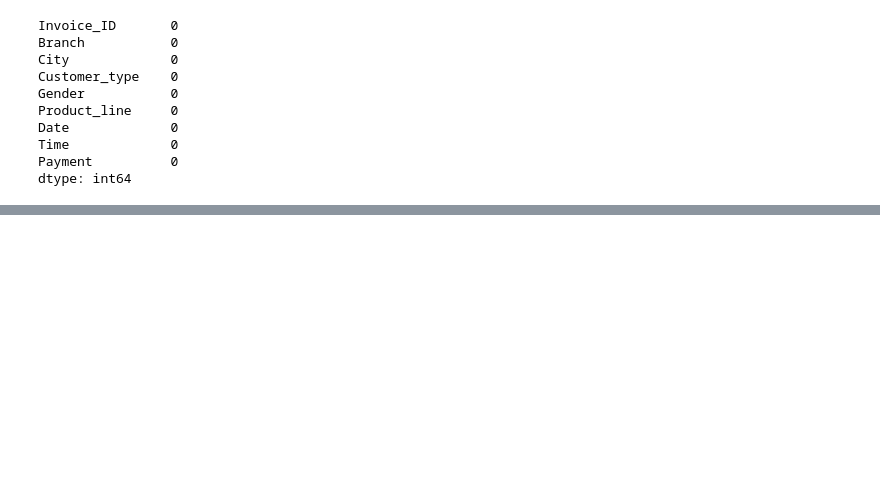
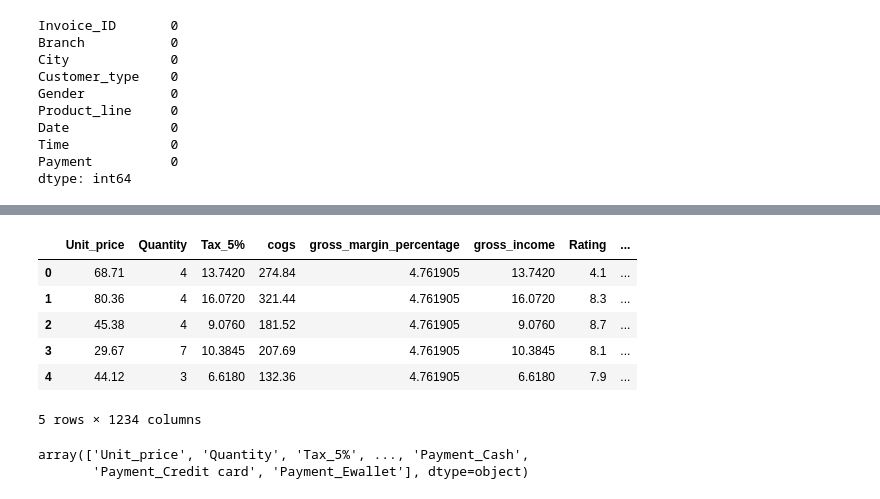
Before and after one commit to h-sutiwas/personal-project, a Jupyter notebook: Sales Retail/analysis.ipynb, the cells around one changed output, grey strips where cells are left out. Saved outputs shown, nothing was run; the diff lists cells and outputs as text; code cells hidden in the pictures; blank space fills up the shorter version.

```diff
--- a/Sales Retail/analysis.ipynb
+++ b/Sales Retail/analysis.ipynb
@@ -269,0 +295,3 @@ dtype: int64
+# %%
+num_feats_train = X_train.select_dtypes(exclude=['object']).reset_index(drop=True)
+num_feats_train.head()
@@ -269,0 +305,4 @@ dtype: int64
+# %%
+cat_feats_train = X_train.select_dtypes(include=['object'])
+X_train_cat_ohe = pd.DataFrame(ohe.transform(cat_feats_train).toarray(), columns=ohe_feature_name)
+X_train_cat_ohe.head()
@@ -269,0 +317,17 @@ dtype: int64
+# %%
+X_train_final = pd.concat([num_feats_train, X_train_cat_ohe], axis=1)
+X_train_final.head()
+# %% [output]
+|  | Unit_price | Quantity | Tax_5% | cogs | gross_margin_percentage | gross_income | Rating | ... |
+| 0 | 68.71 | 4 | 13.7420 | 274.84 | 4.761905 | 13.7420 | 4.1 | ... |
+| 1 | 80.36 | 4 | 16.0720 | 321.44 | 4.761905 | 16.0720 | 8.3 | ... |
+| 2 | 45.38 | 4 | 9.0760 | 181.52 | 4.761905 | 9.0760 | 8.7 | ... |
+| 3 | 29.67 | 7 | 10.3845 | 207.69 | 4.761905 | 10.3845 | 8.1 | ... |
+| 4 | 44.12 | 3 | 6.6180 | 132.36 | 4.761905 | 6.6180 | 7.9 | ... |
+5 rows × 1234 columns
+# %%
+final_columns = X_train_final.columns.values
+final_columns
+# %% [output]
+array(['Unit_price', 'Quantity', 'Tax_5%', ..., 'Payment_Cash',
+       'Payment_Credit card', 'Payment_Ewallet'], dtype=object)
```
Also changed, not shown: parts of 21 cells of this notebook.
